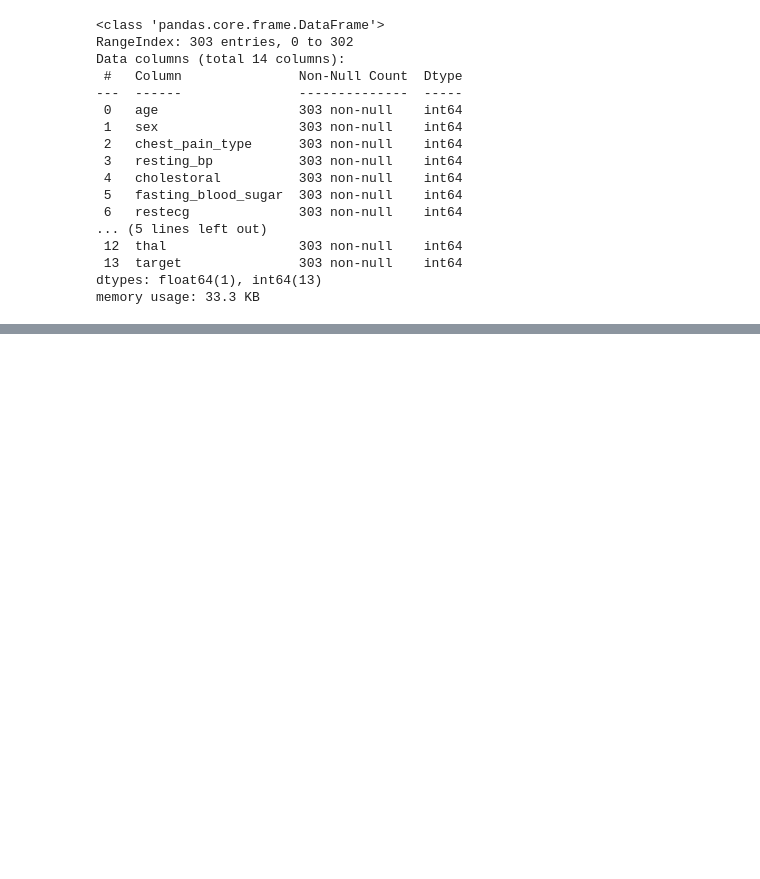
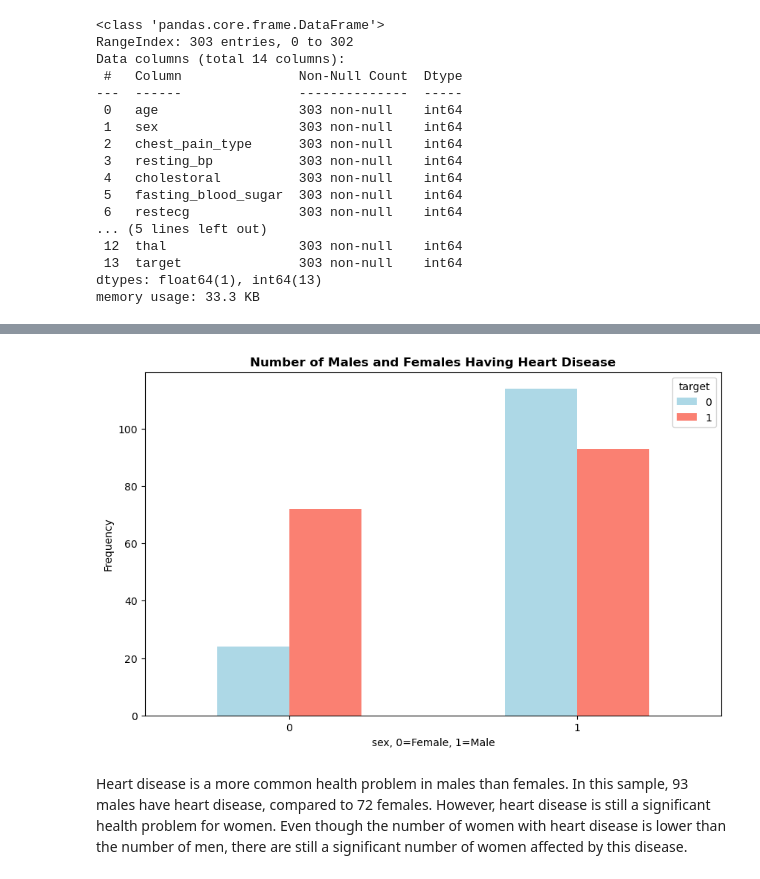
Before and after one commit to clevernat/heart-disease-project, a Jupyter notebook: HEART DISEASE PROJECT.ipynb, the cells around one changed output, grey strips where cells are left out. Cells and saved outputs as stored; diff of their text form; code cells hidden in the pictures; blank space fills up the shorter version.

```diff
--- a/HEART DISEASE PROJECT.ipynb
+++ b/HEART DISEASE PROJECT.ipynb
@@ -151,0 +250,13 @@ df.describe()
+# %%
+pd.crosstab(index=df['sex'],
+            columns=df['target'],
+            rownames=['age'],
+            colnames=['target']).plot(kind='bar',figsize=(10, 6), color=['lightblue', 'salmon'])
+plt.xlabel('sex, 0=Female, 1=Male')
+plt.xticks(rotation = 0)
+plt.ylabel('Frequency')
+plt.title('Number of Males and Females Having Heart Disease', fontweight='bold');
+# %% [output]
+[figure, added]
+# %% [markdown]
+Heart disease is a more common health problem in males than females. In this sample, 93 males have heart disease, compared to 72 females. However, heart disease is still a significant health problem for women. Even though the number of women with heart disease is lower than the number of men, there are still a significant number of women affected by this disease.
```
Also changed, not shown: parts of 34 cells of this notebook.
